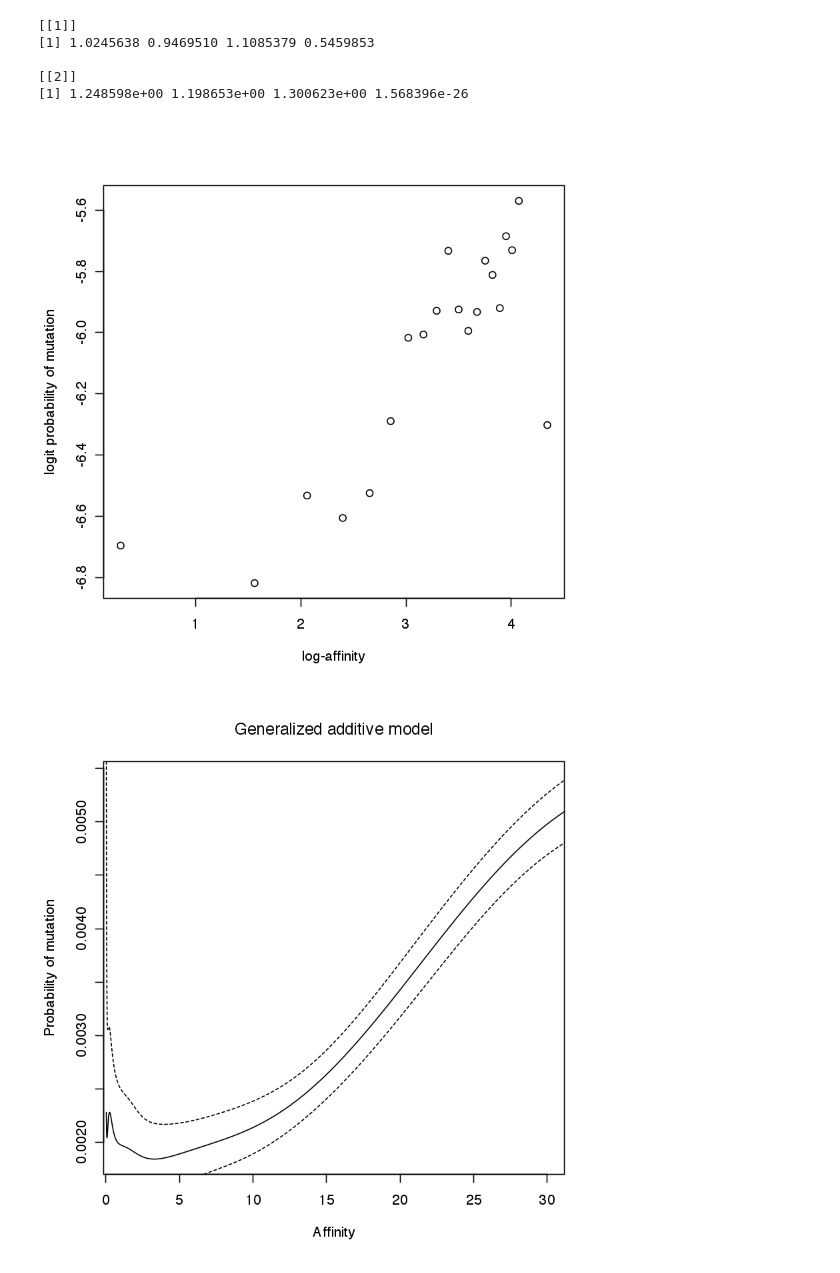
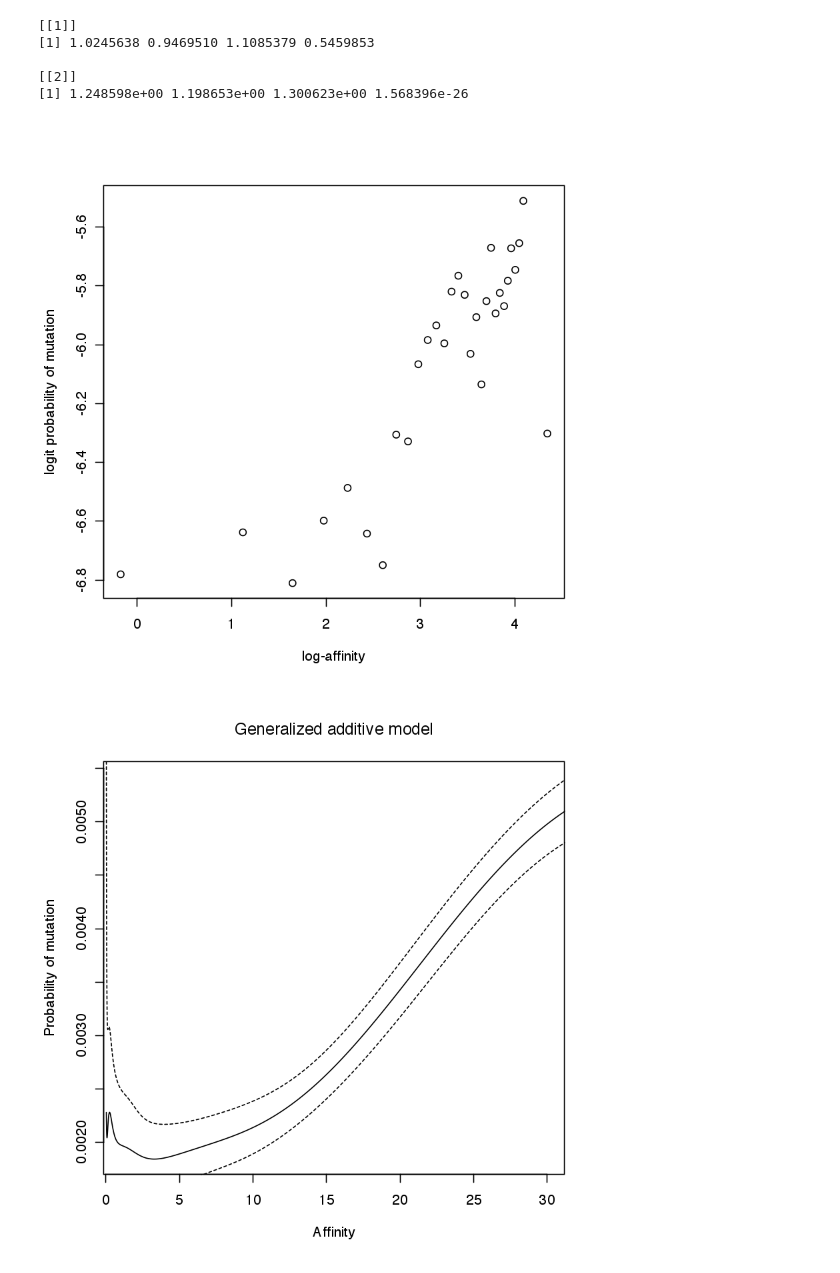
Before and after one commit to Rachelmarty20/MHC_II, a Jupyter notebook: data_analysis/patient_selection/PanelsCDE.ipynb, the cells around one changed output. Cells and saved outputs as stored; diff of their text form; code cells hidden in the pictures.

```diff
--- a/data_analysis/patient_selection/PanelsCDE.ipynb
+++ b/data_analysis/patient_selection/PanelsCDE.ipynb
@@ -87,14 +87,14 @@ write.table(tabgene, file = "../../../generated_data/pan.txt")
 # %%
 #thre <- c(0,0.5,1,1.5,2,2.5,3,4,5,Inf)
 thre <- c(0,2,4,6,8,10,12,14,16,Inf)
 xr= cut(x,breaks=thre)
 m <- tapply(y,xr,'mean')
-thre <- c(seq(0,60,length=20),Inf)
+thre <- c(seq(0,60,length=30),Inf)
 xr= cut(x,breaks=thre)
 m <- tapply(y,xr,'mean')
 plot(log(tapply(x,xr,'mean')),log(m/(1-m)),xlab='log-affinity',ylab='logit probability of mutation')
 # %% [output]
-[figure, old version]
+[figure, new version]
 # %%
 gam1= gam(y[sel] ~ s(log(x[sel])), family='binomial')
 ypred= predict(gam1,type='response',se.fit=TRUE)
```
Also changed, not shown: 4 other files.
